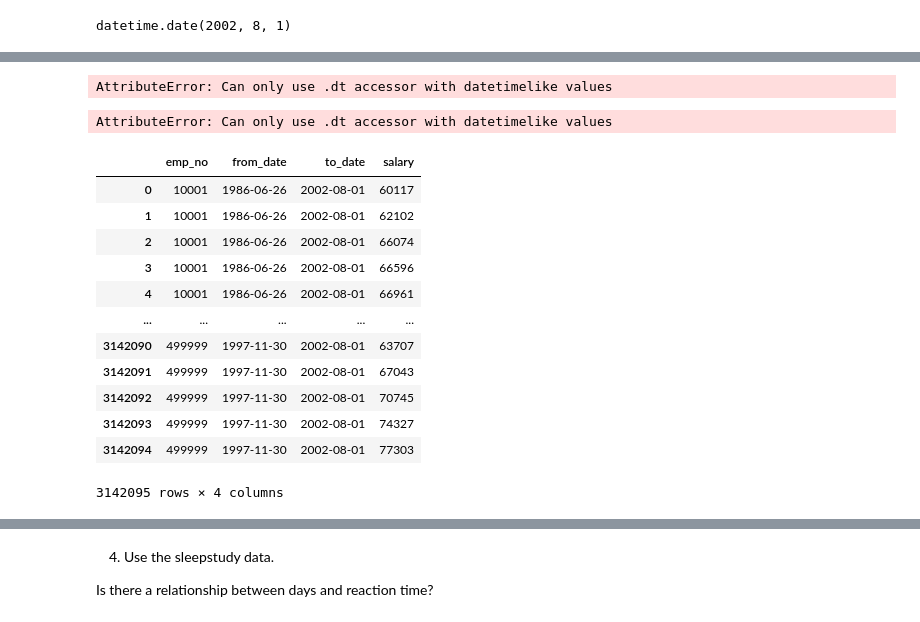
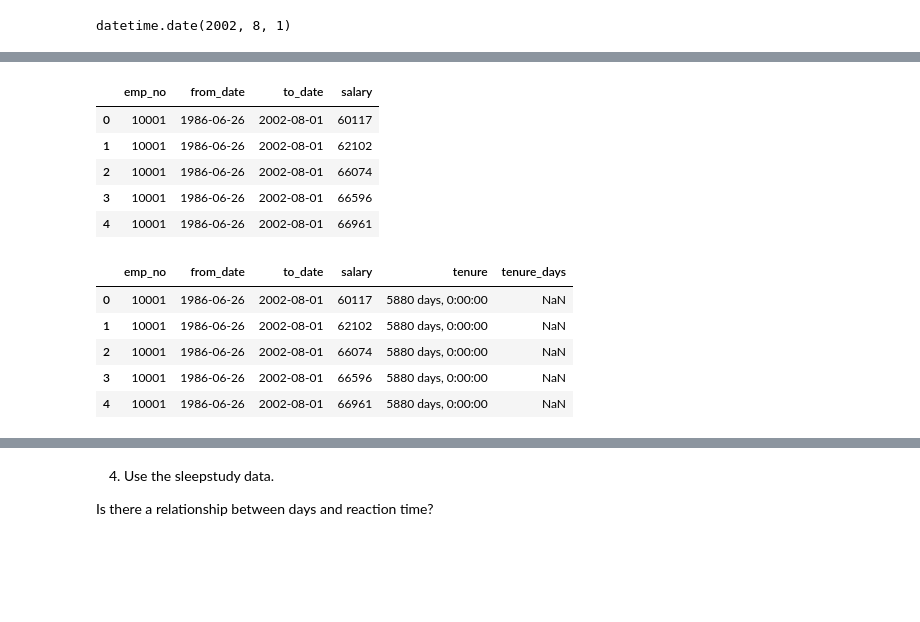
Before and after one commit to TheodoreQuansah/statistics-exercises, a Jupyter notebook: hypothesis_testing.ipynb, the cells around one changed output, grey strips where cells are left out. Cells and saved outputs as stored; diff of their text form; code cells hidden in the pictures; blank space fills up the shorter version.

```diff
--- a/hypothesis_testing.ipynb
+++ b/hypothesis_testing.ipynb
@@ -471,27 +462,20 @@ Name: tenure, Length: 3142095, dtype: object
-# %%
-df.tenure.utr()
-# %% [output]
-AttributeError: Can only use .dt accessor with datetimelike values
-# %%
-df.tenure.dt.days(utr = True)
-# %% [output]
-AttributeError: Can only use .dt accessor with datetimelike values
 # %%
 df.to_date = df.from_date.max()
-df
+df.head()
 # %% [output]
 |  | emp_no | from_date | to_date | salary |
 | 0 | 10001 | 1986-06-26 | 2002-08-01 | 60117 |
 | 1 | 10001 | 1986-06-26 | 2002-08-01 | 62102 |
 | 2 | 10001 | 1986-06-26 | 2002-08-01 | 66074 |
 | 3 | 10001 | 1986-06-26 | 2002-08-01 | 66596 |
 | 4 | 10001 | 1986-06-26 | 2002-08-01 | 66961 |
-| ... | ... | ... | ... | ... |
-| 3142090 | 499999 | 1997-11-30 | 2002-08-01 | 63707 |
-| 3142091 | 499999 | 1997-11-30 | 2002-08-01 | 67043 |
-| 3142092 | 499999 | 1997-11-30 | 2002-08-01 | 70745 |
-| 3142093 | 499999 | 1997-11-30 | 2002-08-01 | 74327 |
-| 3142094 | 499999 | 1997-11-30 | 2002-08-01 | 77303 |
-3142095 rows × 4 columns
 # %%
 df['tenure'] = df.from_date.max() - df.from_date
+df.head()
+# %% [output]
+|  | emp_no | from_date | to_date | salary | tenure | tenure_days |
+| 0 | 10001 | 1986-06-26 | 2002-08-01 | 60117 | 5880 days, 0:00:00 | NaN |
+| 1 | 10001 | 1986-06-26 | 2002-08-01 | 62102 | 5880 days, 0:00:00 | NaN |
+| 2 | 10001 | 1986-06-26 | 2002-08-01 | 66074 | 5880 days, 0:00:00 | NaN |
+| 3 | 10001 | 1986-06-26 | 2002-08-01 | 66596 | 5880 days, 0:00:00 | NaN |
+| 4 | 10001 | 1986-06-26 | 2002-08-01 | 66961 | 5880 days, 0:00:00 | NaN |
```
Also changed, not shown: parts of 14 cells of this notebook.
